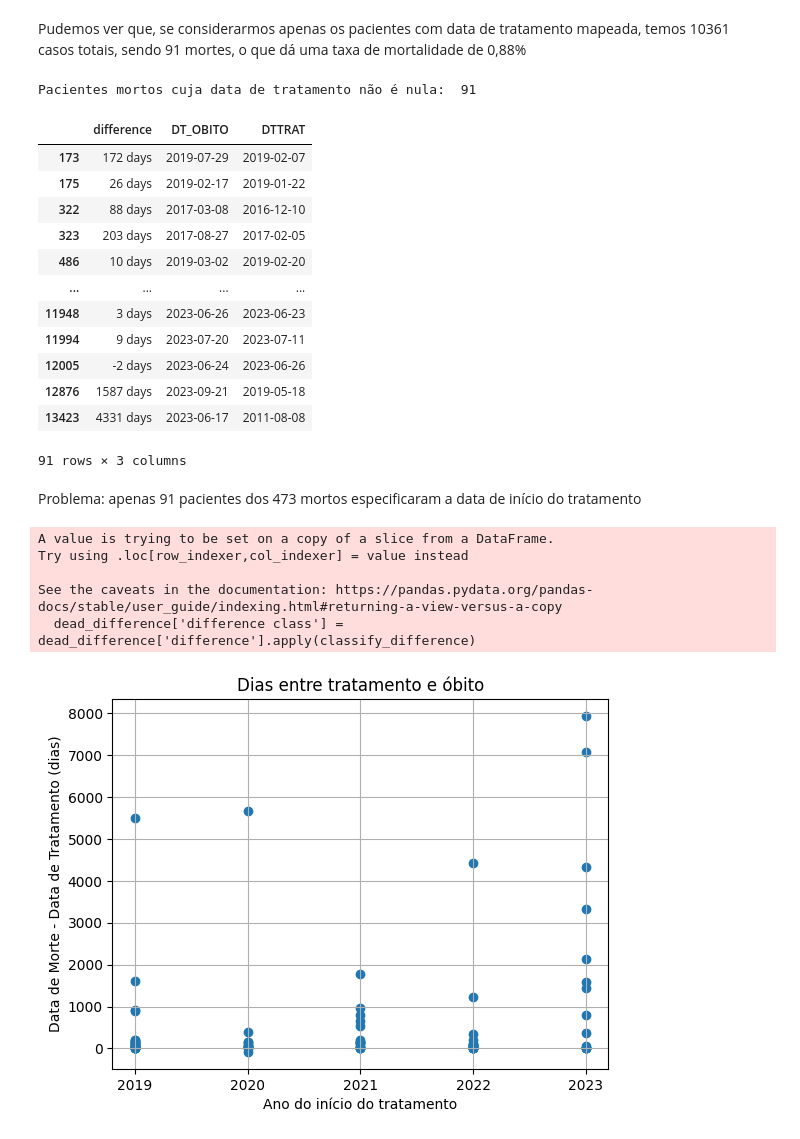
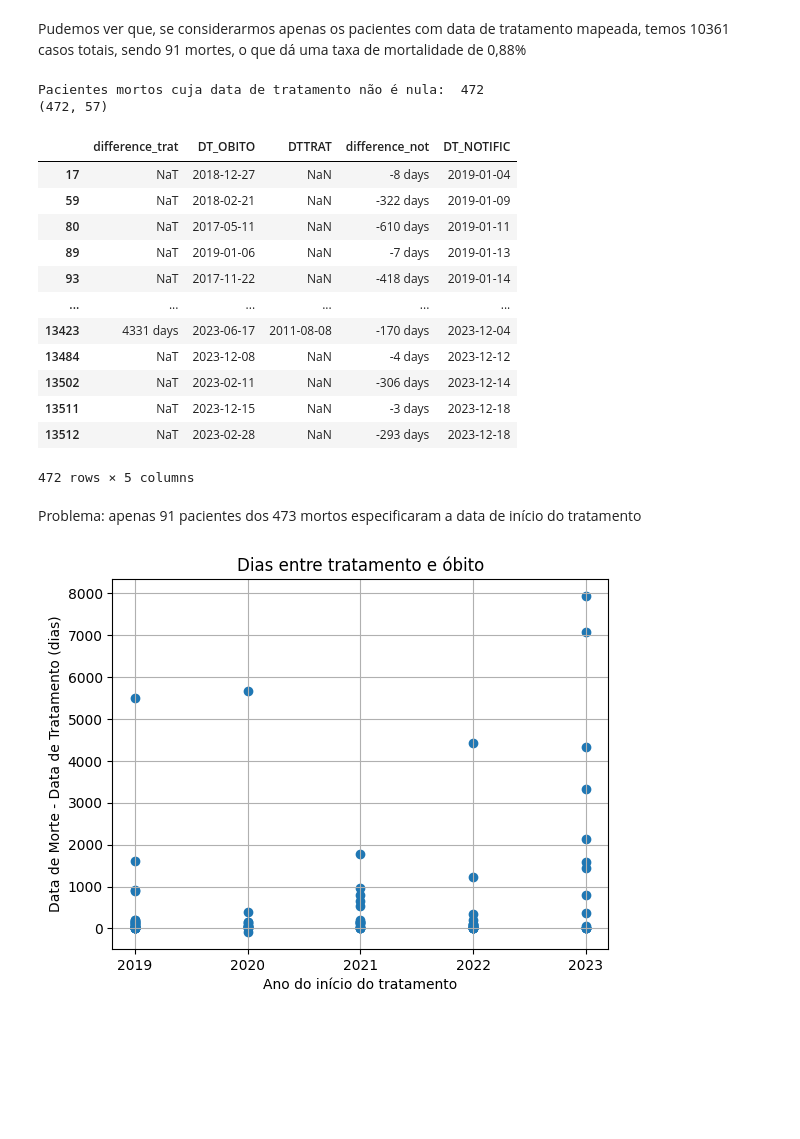
Before and after one commit to lipecorradini/mc853, a Jupyter notebook: entrega-1/pre_processing.ipynb, the cells around one changed output. Drawn from its saved outputs; the diff is of its cells as text; code cells hidden in the pictures; blank space fills up the shorter version.

```diff
--- a/entrega-1/pre_processing.ipynb
+++ b/entrega-1/pre_processing.ipynb
@@ -143,51 +143,55 @@ print(len(esq_mortos[esq_mortos['DTTRAT'].notnull()]))
 # %% [markdown]
 Pudemos ver que, se considerarmos apenas os pacientes com data de tratamento mapeada, temos 10361 casos totais, sendo 91 mortes, o que dá uma taxa de mortalidade de 0,88%
 # %%
-diff = pd.concat([pd.DataFrame(pd.to_datetime(esq_mortos['DT_OBITO']) - pd.to_datetime(esq_mortos['DTTRAT']), columns=["difference"]),esq_mortos], axis=1)
-dead_difference = (diff[diff['difference'].notnull()])
+diff_trat = pd.concat([pd.DataFrame(pd.to_datetime(esq_mortos['DT_OBITO']) - pd.to_datetime(esq_mortos['DTTRAT']), columns=["difference_trat"]),esq_mortos], axis=1)
+
+# Diferença da data de notificação e data de óbito
+diff = pd.concat([pd.DataFrame(pd.to_datetime(esq_mortos['DT_OBITO']) - pd.to_datetime(esq_mortos['DT_NOTIFIC']), columns=["difference_not"]),diff_trat], axis=1)
+
+dead_difference = diff
 print("Pacientes mortos cuja data de tratamento não é nula: ", len(dead_difference))
-dead_difference[['difference', 'DT_OBITO', 'DTTRAT']]
+print(dead_difference.shape)
+dead_difference[['difference_trat', 'DT_OBITO', 'DTTRAT','difference_not','DT_NOTIFIC']]
 # %% [output]
-Pacientes mortos cuja data de tratamento não é nula:  91
+Pacientes mortos cuja data de tratamento não é nula:  472
+(472, 57)
-|  | difference | DT_OBITO | DTTRAT |
-| 173 | 172 days | 2019-07-29 | 2019-02-07 |
-| 175 | 26 days | 2019-02-17 | 2019-01-22 |
-| 322 | 88 days | 2017-03-08 | 2016-12-10 |
-| 323 | 203 days | 2017-08-27 | 2017-02-05 |
-| 486 | 10 days | 2019-03-02 | 2019-02-20 |
-| ... | ... | ... | ... |
-| 11948 | 3 days | 2023-06-26 | 2023-06-23 |
-| 11994 | 9 days | 2023-07-20 | 2023-07-11 |
-| 12005 | -2 days | 2023-06-24 | 2023-06-26 |
-| 12876 | 1587 days | 2023-09-21 | 2019-05-18 |
-| 13423 | 4331 days | 2023-06-17 | 2011-08-08 |
+|  | difference_trat | DT_OBITO | DTTRAT | difference_not | DT_NOTIFIC |
+| 17 | NaT | 2018-12-27 | NaN | -8 days | 2019-01-04 |
+| 59 | NaT | 2018-02-21 | NaN | -322 days | 2019-01-09 |
+| 80 | NaT | 2017-05-11 | NaN | -610 days | 2019-01-11 |
+| 89 | NaT | 2019-01-06 | NaN | -7 days | 2019-01-13 |
+| 93 | NaT | 2017-11-22 | NaN | -418 days | 2019-01-14 |
+| ... | ... | ... | ... | ... | ... |
+| 13423 | 4331 days | 2023-06-17 | 2011-08-08 | -170 days | 2023-12-04 |
+| 13484 | NaT | 2023-12-08 | NaN | -4 days | 2023-12-12 |
+| 13502 | NaT | 2023-02-11 | NaN | -306 days | 2023-12-14 |
+| 13511 | NaT | 2023-12-15 | NaN | -3 days | 2023-12-18 |
+| 13512 | NaT | 2023-02-28 | NaN | -293 days | 2023-12-18 |
-91 rows × 3 columns
+472 rows × 5 columns
 # %% [markdown]
 Problema: apenas 91 pacientes dos 473 mortos especificaram a data de início do tratamento
 # %%
 # Create the 'difference class' column
 def classify_difference(diff):
-    if diff < pd.Timedelta(days=30):
+    if diff < pd.Timedelta(days=0):
+        return '<0 dias'
+    elif diff < pd.Timedelta(days=30):
         return '<30 dias'
     elif diff <= pd.Timedelta(days=60):
         return '<60 dias'
-    elif diff <= pd.Timedelta(days=100):
-        return '<100 dias'
-    elif diff >= pd.Timedelta(days=100):
-        return '>100 dias'
+    elif diff <= pd.Timedelta(days=180):
+        return '<180 dias'
+    elif diff >= pd.Timedelta(days=180):
+        return '> 180 dias'
     else:
-        return "Não classificado"
+        return "N classificado"
 
-dead_difference['difference class'] = dead_difference['difference'].apply(classify_difference)
+dead_difference['difference trat class'] = dead_difference['difference_trat'].apply(classify_difference)
+dead_difference['difference not class'] = dead_difference['difference_not'].apply(classify_difference)
 
 full_difference = diff
-full_difference['difference class'] = full_difference['difference'].apply(classify_difference)
+full_difference['difference trat class'] = full_difference['difference_trat'].apply(classify_difference)
+full_difference['difference not class'] = full_difference['difference_not'].apply(classify_difference)
-# %% [output]
-A value is trying to be set on a copy of a slice from a DataFrame.
-Try using .loc[row_indexer,col_indexer] = value instead
-
-See the caveats in the documentation: https://pandas.pydata.org/pandas-docs/stable/user_guide/indexing.html#returning-a-view-versus-a-copy
-  dead_difference['difference class'] = dead_difference['difference'].apply(classify_difference)
 # %%
 import matplotlib.pyplot as plt
 import seaborn as sns
```
Also changed, not shown: parts of 37 cells of this notebook, 4 other files.
